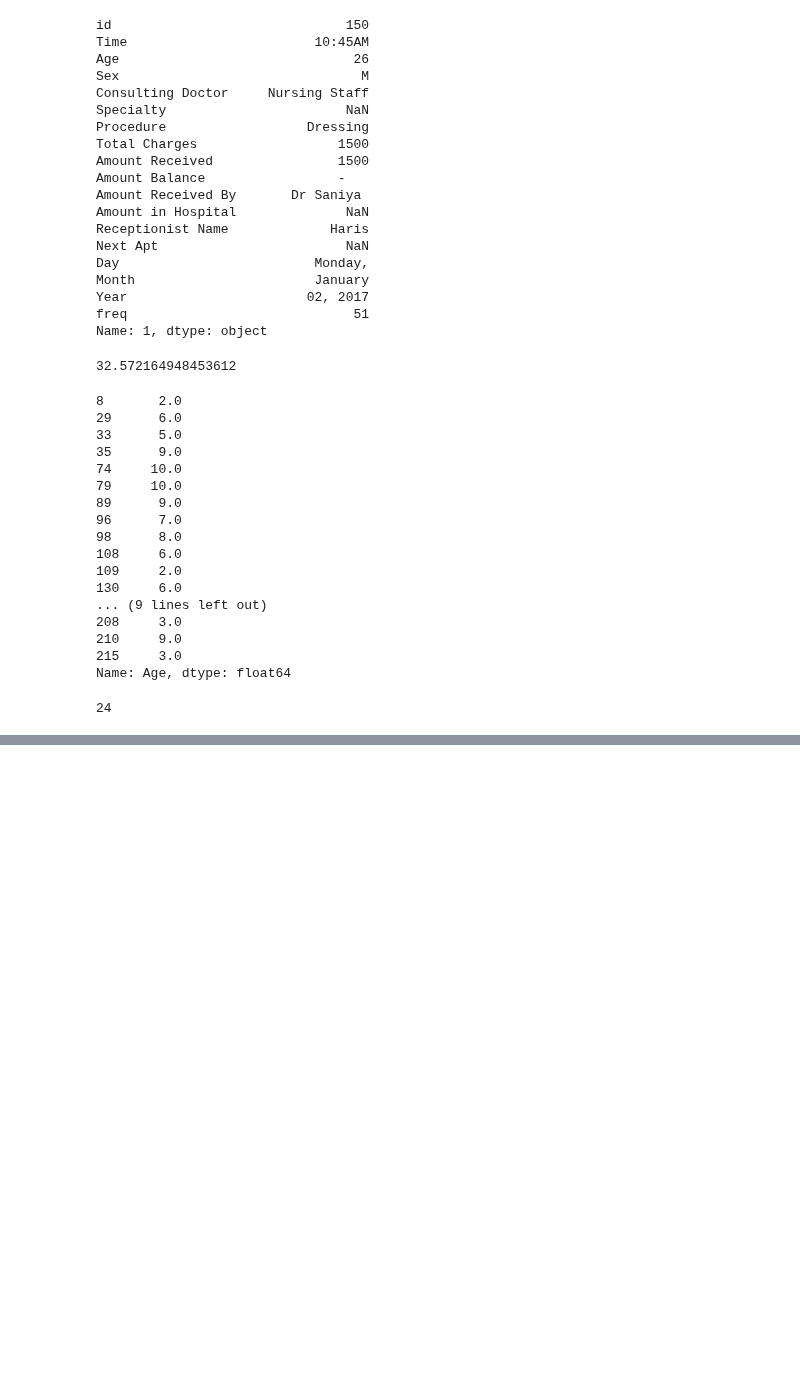
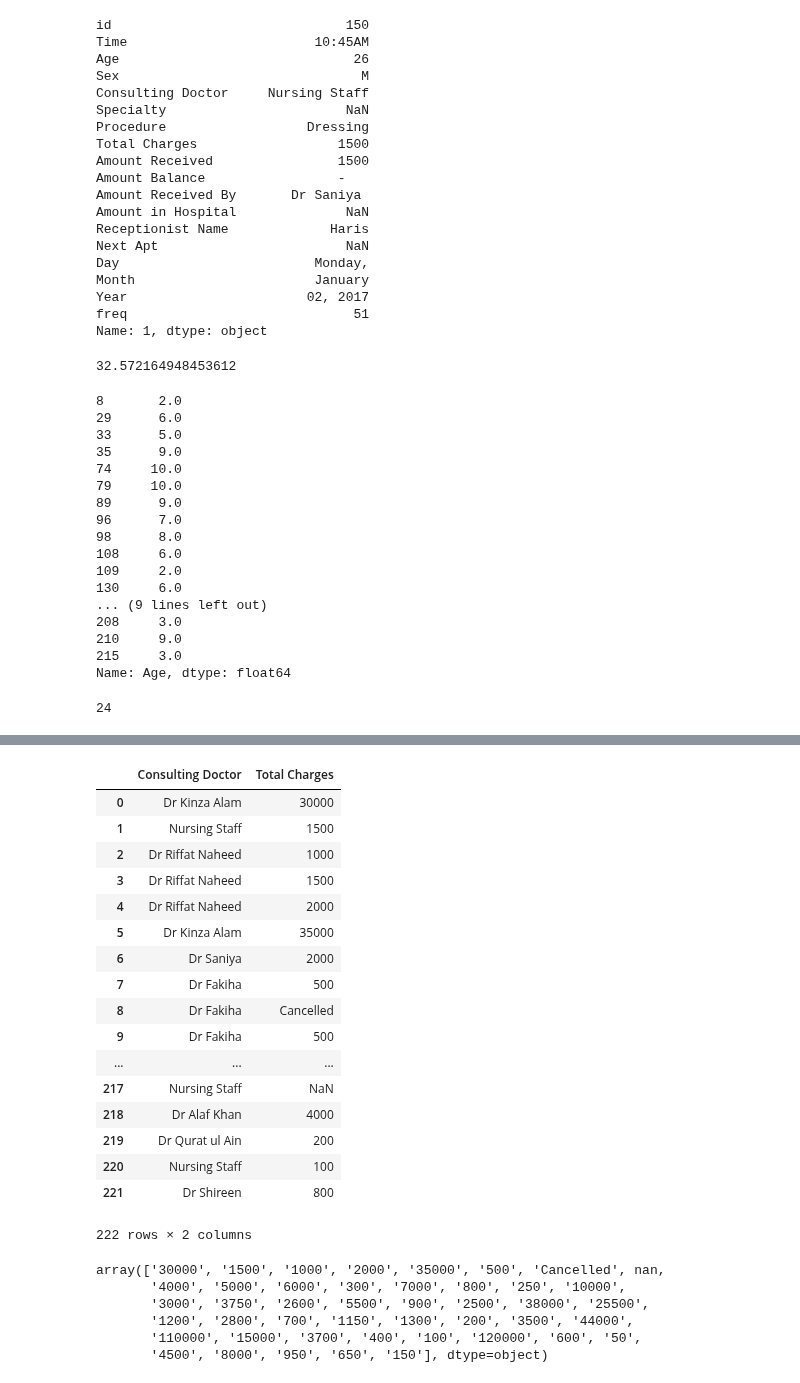
Before and after one commit to DataIntelligenceHub/Python-Assignment-2, a Jupyter notebook: Muhammad_Usman_lhr_python_assignment2/Muhammad_Usman_lhr_python_assignment2.ipynb, the cells around one changed output, grey strips where cells are left out. Drawn from its saved outputs; the diff is of its cells as text; code cells hidden in the pictures; blank space fills up the shorter version.

```diff
--- a/Muhammad_Usman_lhr_python_assignment2/Muhammad_Usman_lhr_python_assignment2.ipynb
+++ b/Muhammad_Usman_lhr_python_assignment2/Muhammad_Usman_lhr_python_assignment2.ipynb
@@ -280,0 +247,31 @@ Name: Total Charges, dtype: object
+# %%
+earn_high = df[['Consulting Doctor', 'Total Charges']]
+earn_high
+# %% [output]
+|  | Consulting Doctor | Total Charges |
+| 0 | Dr Kinza Alam | 30000 |
+| 1 | Nursing Staff | 1500 |
+| 2 | Dr Riffat Naheed | 1000 |
+| 3 | Dr Riffat Naheed | 1500 |
+| 4 | Dr Riffat Naheed | 2000 |
+| 5 | Dr Kinza Alam | 35000 |
+| 6 | Dr Saniya | 2000 |
+| 7 | Dr Fakiha | 500 |
+| 8 | Dr Fakiha | Cancelled |
+| 9 | Dr Fakiha | 500 |
+| ... | ... | ... |
+| 217 | Nursing Staff | NaN |
+| 218 | Dr Alaf Khan | 4000 |
+| 219 | Dr Qurat ul Ain | 200 |
+| 220 | Nursing Staff | 100 |
+| 221 | Dr Shireen | 800 |
+222 rows × 2 columns
+# %%
+earn_high['Total Charges'].unique()
+# %% [output]
+array(['30000', '1500', '1000', '2000', '35000', '500', 'Cancelled', nan,
+       '4000', '5000', '6000', '300', '7000', '800', '250', '10000',
+       '3000', '3750', '2600', '5500', '900', '2500', '38000', '25500',
+       '1200', '2800', '700', '1150', '1300', '200', '3500', '44000',
+       '110000', '15000', '3700', '400', '100', '120000', '600', '50',
+       '4500', '8000', '950', '650', '150'], dtype=object)
```
Also changed, not shown: parts of 11 cells of this notebook.
